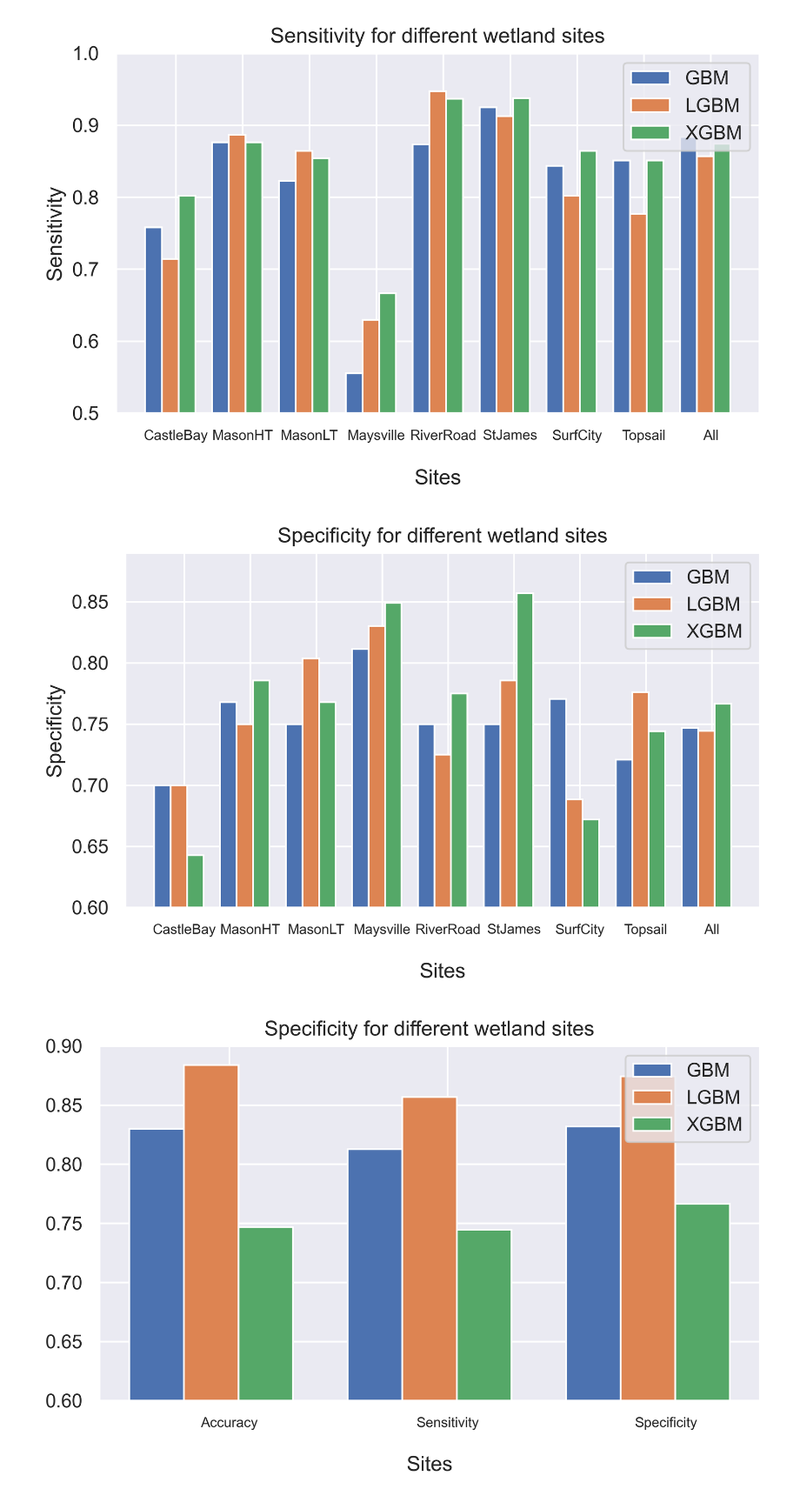
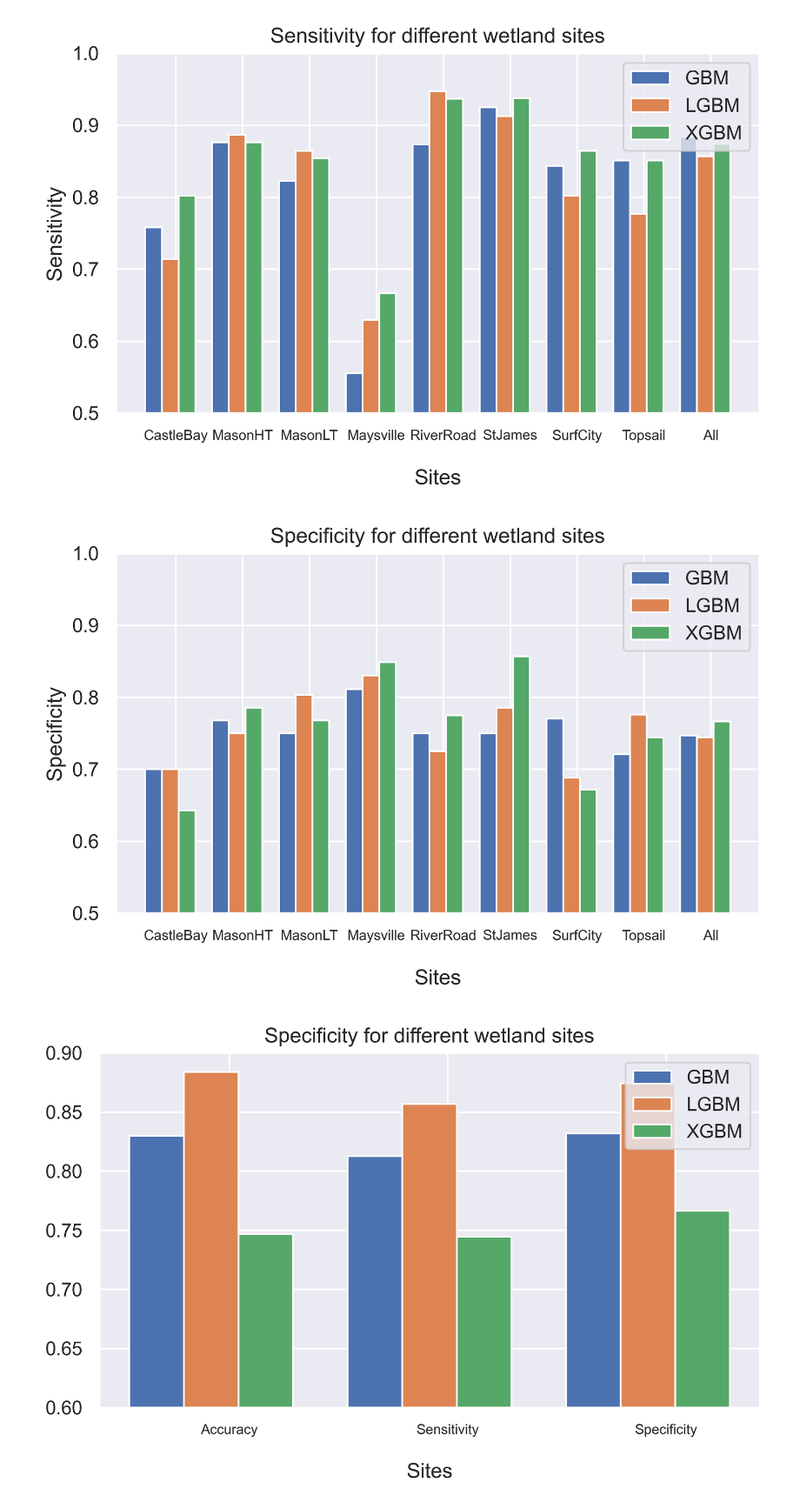
Before and after one commit to sgovil5/wetland-prediction, a Jupyter notebook: V3/All/Pixel-based Comparisons.ipynb, the cells around one changed output. Shown at 87% size. Saved outputs shown, nothing was run; the diff lists cells and outputs as text; code cells hidden in the pictures.

```diff
--- a/V3/All/Pixel-based Comparisons.ipynb
+++ b/V3/All/Pixel-based Comparisons.ipynb
@@ -112,27 +112,27 @@ plt.show()
 # %%
 x = np.arange(len(sites))  # the label locations
 width = 0.25  # the width of the bars
 
 fig, ax = plt.subplots()
 rects1 = ax.bar(x-width, GBM_specificity, width, label='GBM')
 rects2 = ax.bar(x, LGBM_specificity, width, label='LGBM')
 rects3 = ax.bar(x+width, XGBM_specificity, width, label='XGBM')
 
 # Add some text for labels, title and custom x-axis tick labels, etc.
 font_dict = {'fontsize': 8, 'fontweight': 'normal', 'verticalalignment':'top'}
 ax.set_ylabel('Specificity')
 ax.set_title('Specificity for different wetland sites')
 ax.set_xticks(x + width / 3)
 ax.set_xticklabels(sites, fontdict = font_dict)
 ax.set_xlabel('Sites', labelpad=15)
 ax.legend()
 
 fig.tight_layout()
-ax.set_ylim([.6, .89])
+ax.set_ylim([.5, 1])
 
 plt.show()
 # %% [output]
-[figure, old version]
+[figure, new version]
 # %%
 values = ["Accuracy", "Sensitivity", "Specificity"]
 
```
Also changed, not shown: parts of 2 cells of this notebook.
